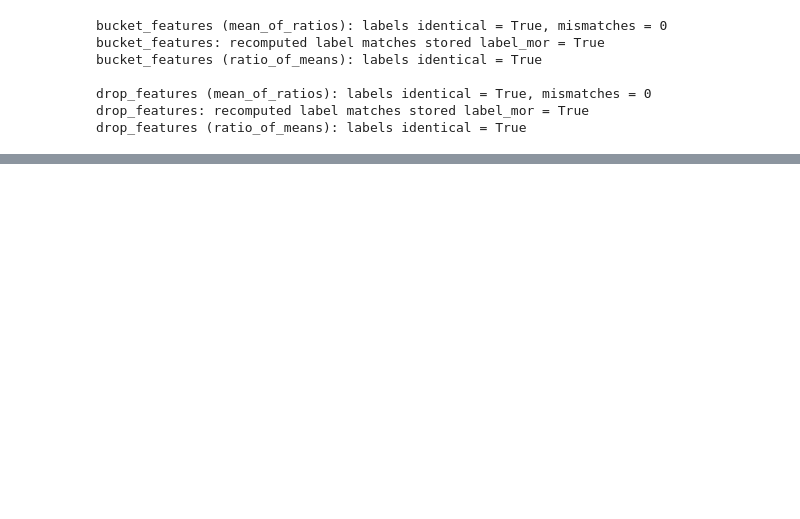
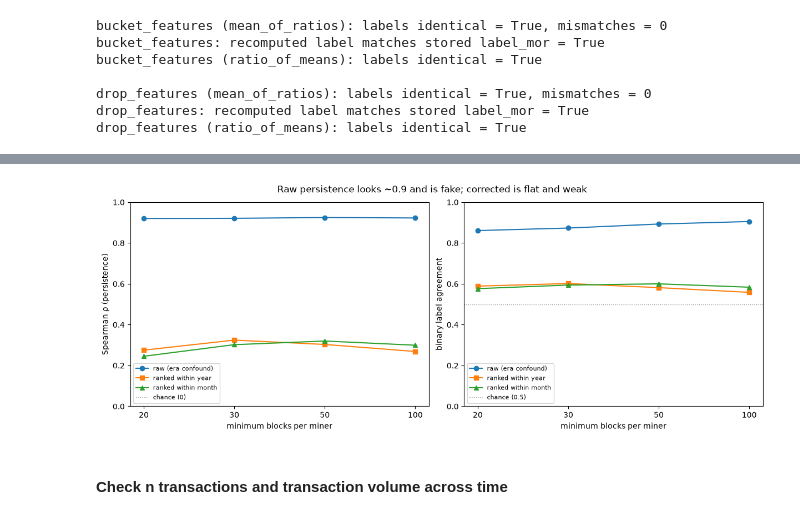
Before and after one commit to Kwokym111/poai_simulation, a Jupyter notebook: src/miner_attribution_preprocess.ipynb, the cells around one changed output, grey strips where cells are left out. Drawn from its saved outputs; the diff is of its cells as text; code cells hidden in the pictures; blank space fills up the shorter version.

```diff
--- a/src/miner_attribution_preprocess.ipynb
+++ b/src/miner_attribution_preprocess.ipynb
@@ -1042,0 +1636,21 @@ drop_features.head()
+# %%
+fig, (ax1, ax2) = plt.subplots(1, 2, figsize=(12, 4.5), constrained_layout=True)
+x = corrected_df['min_blocks'].astype(str)
+
+for ax, metric, ylab, chance in [(ax1, 'rho',   'Spearman ρ (persistence)', 0.0),
+                                 (ax2, 'agree', 'binary label agreement',   0.5)]:
+    ax.plot(x, corrected_df[f'{metric}_raw'],   'o-', label='raw (era confound)')
+    ax.plot(x, corrected_df[f'{metric}_year'],  's-', label='ranked within year')
+    ax.plot(x, corrected_df[f'{metric}_month'], '^-', label='ranked within month')
+    ax.axhline(chance, color='0.6', ls=':', lw=1, label=f'chance ({chance:g})')
+    ax.set_xlabel('minimum blocks per miner')
+    ax.set_ylabel(ylab)
+    ax.set_ylim(0, 1)
+    ax.legend(fontsize=8)
+
+fig.suptitle('Raw persistence looks ~0.9 and is fake; corrected is flat and weak')
+plt.show()
+# %% [output]
+[figure, added]
+# %% [markdown]
+#### Check n transactions and transaction volume across time
```
Also changed, not shown: parts of 31 cells of this notebook, 1 other file.
